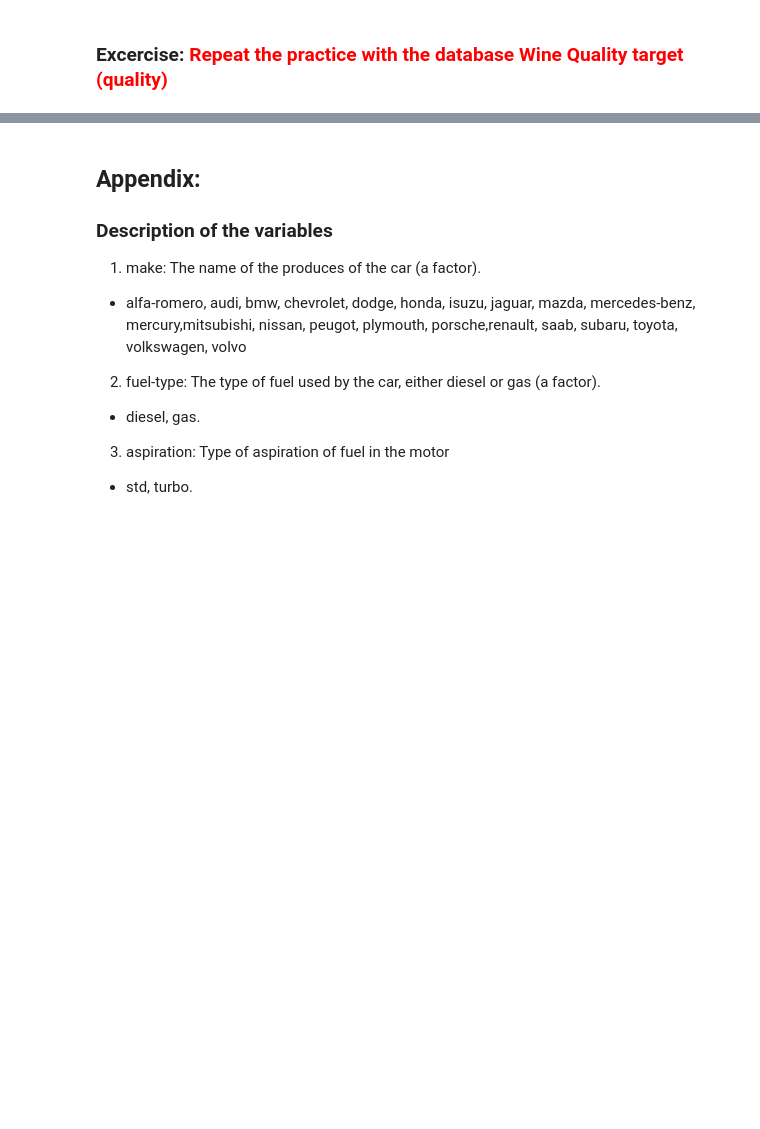
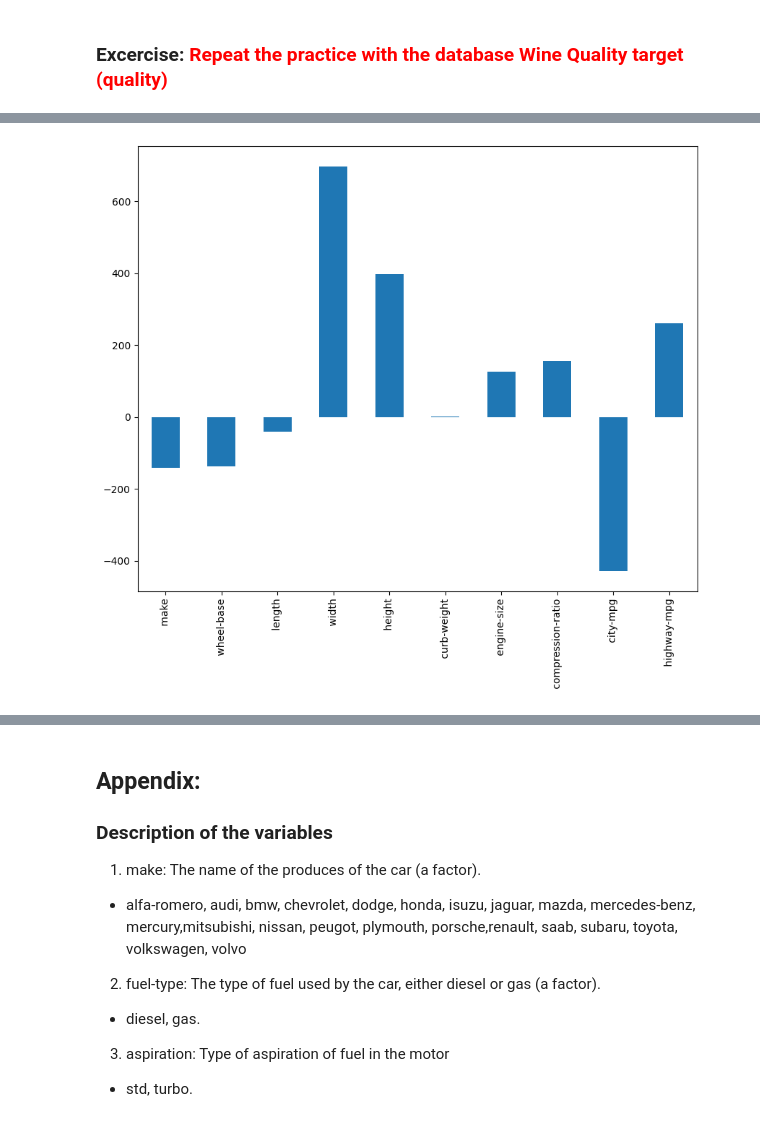
Before and after one commit to MarcelLopezLopez/MLEARN, a Jupyter notebook: Practicas/SecondPractice/SecondPracticeV2.ipynb, the cells around one changed output, grey strips where cells are left out. Saved outputs shown, nothing was run; the diff lists cells and outputs as text; code cells hidden in the pictures; blank space fills up the shorter version.

```diff
--- a/Practicas/SecondPractice/SecondPracticeV2.ipynb
+++ b/Practicas/SecondPractice/SecondPracticeV2.ipynb
@@ -687,0 +723,4 @@ Filename with path:
+# %%
+_ = df_car_coef.T.plot(kind = 'bar',figsize = (10,8),legend = False)
+# %% [output]
+[figure, added]
```
Also changed, not shown: parts of 20 cells of this notebook.
